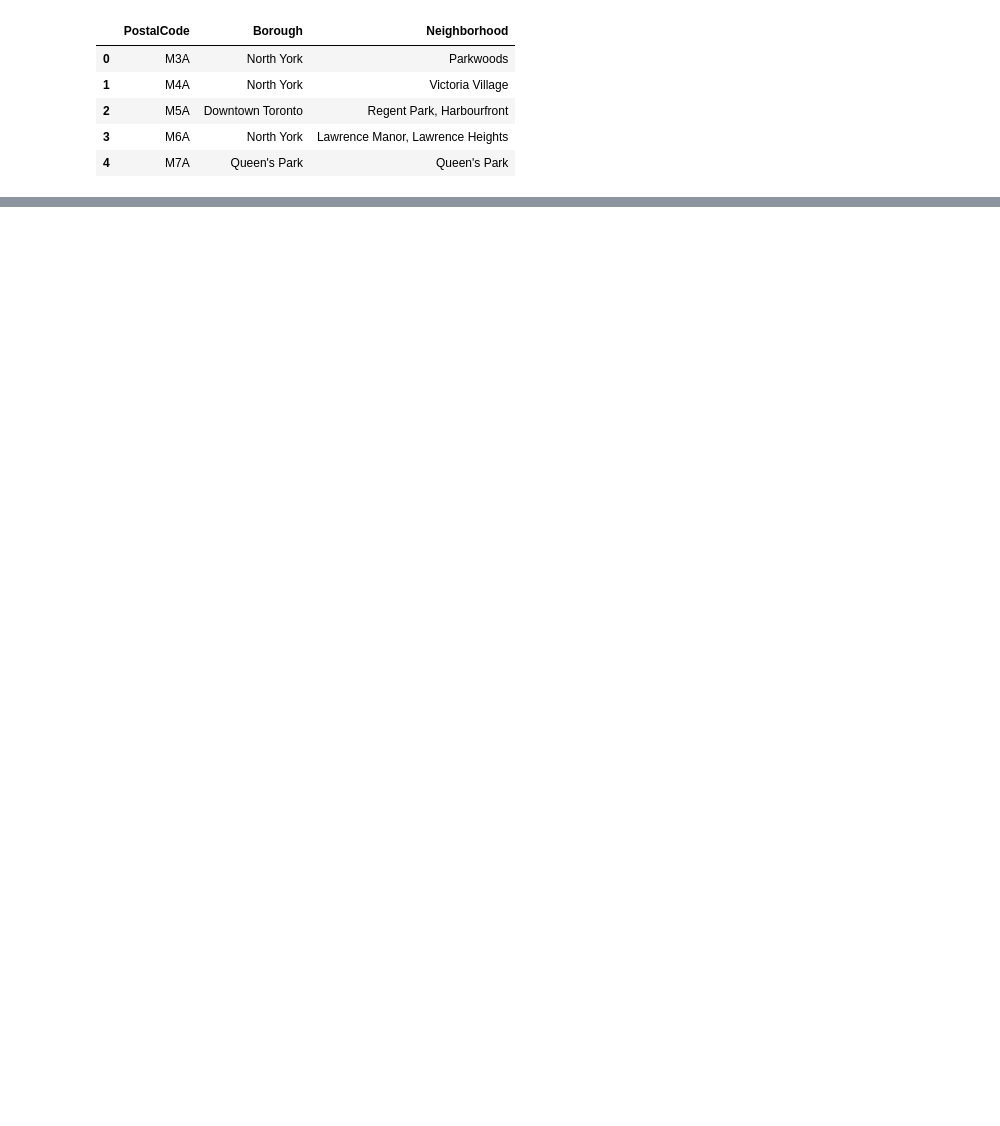
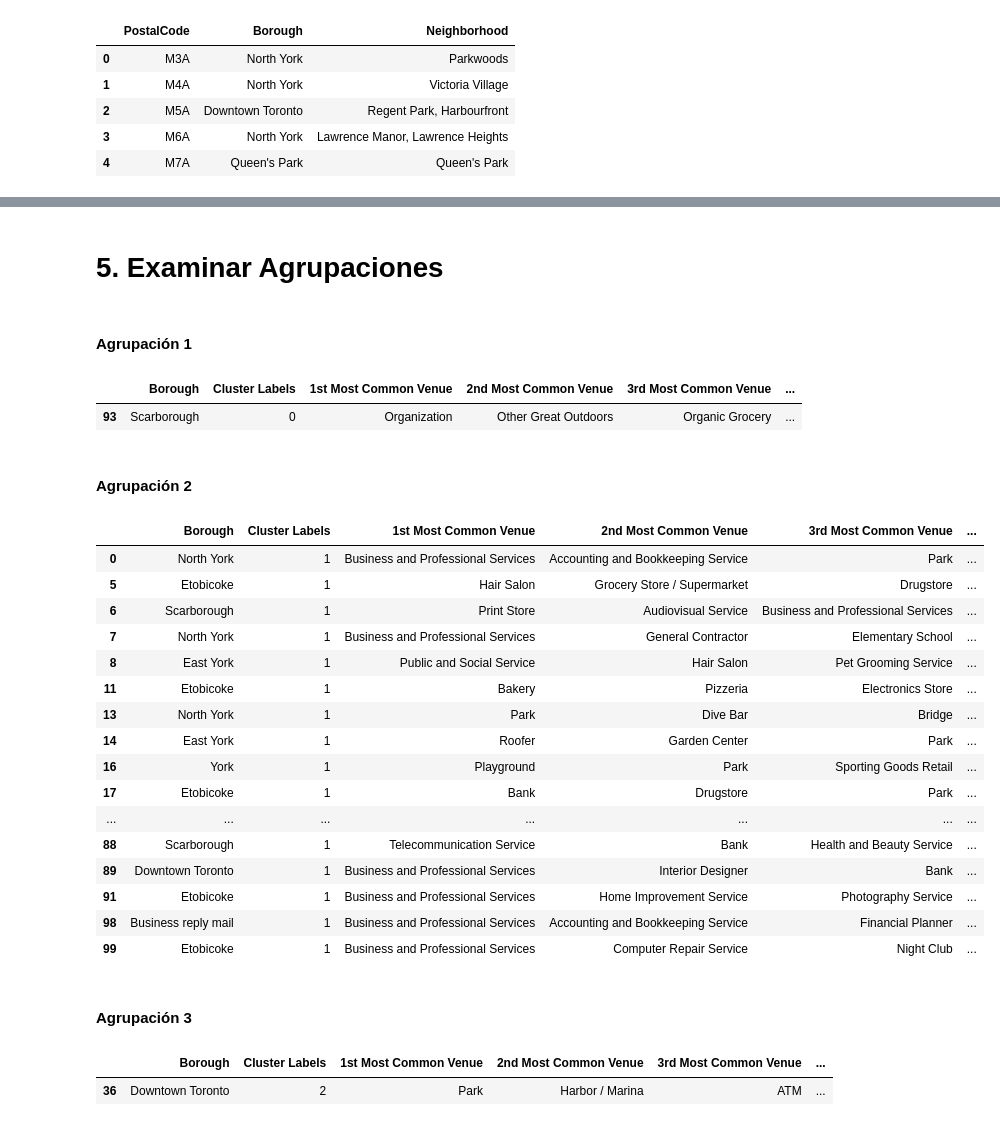
Before and after one commit to LopezAlejo02/Coursera_Capstone, a Jupyter notebook: Toronto neighborhood segmentation.ipynb, the cells around one changed output, grey strips where cells are left out. Cells and saved outputs as stored; diff of their text form; code cells hidden in the pictures; blank space fills up the shorter version.

Commit message:
Toronto assignment

```diff
--- a/Toronto neighborhood segmentation.ipynb
+++ b/Toronto neighborhood segmentation.ipynb
@@ -125,0 +277,21 @@ Toronto_neighborhoods
+# %%
+num_top_venues = 10
+
+indicators = ['st', 'nd', 'rd']
+
+# crear las columnas acorde al numero de sitios populares
+columns = ['Neighborhood']
+for ind in np.arange(num_top_venues):
+    try:
+        columns.append('{}{} Most Common Venue'.format(ind+1, indicators[ind]))
+    except:
+        columns.append('{}th Most Common Venue'.format(ind+1))
+
+# crear un nuevo dataframe
+neighborhoods_venues_sorted = pd.DataFrame(columns=columns)
+neighborhoods_venues_sorted['Neighborhood'] = venues_grouped['Neighborhood']
+
+for ind in np.arange(venues_grouped.shape[0]):
+    neighborhoods_venues_sorted.iloc[ind, 1:] = return_most_common_venues(venues_grouped.iloc[ind, :], num_top_venues)
+
+neighborhoods_venues_sorted
@@ -125,0 +320,11 @@ Toronto_neighborhoods
+# %%
+# establecer el número de agrupaciones
+kclusters = 5
+
+toronto_grouped_clustering = venues_grouped.drop('Neighborhood', 1)
+
+# ejecutar k-means
+kmeans = KMeans(n_clusters=kclusters, random_state=0).fit(toronto_grouped_clustering)
+
+# revisar las etiquetas de las agrupaciones generadas para cada fila del dataframe
+kmeans.labels_[0:10]
@@ -125,0 +333,10 @@ Toronto_neighborhoods
+# %%
+# añadir etiquetas
+neighborhoods_venues_sorted.insert(0, 'Cluster Labels', kmeans.labels_)
+
+toronto_merged = Toronto_neighborhoods
+
+# juntar manhattan_grouped con manhattan_data
+toronto_merged = toronto_merged.join(neighborhoods_venues_sorted.set_index('Neighborhood'), on='Neighborhood')
+
+toronto_merged.head() # revisar las ultimas columnas
@@ -125,0 +376,38 @@ Toronto_neighborhoods
+# %% [markdown]
+# 5. Examinar Agrupaciones
+# %% [markdown]
+#### Agrupación 1
+# %%
+toronto_merged.loc[toronto_merged['Cluster Labels'] == 0, toronto_merged.columns[[1] + list(range(5, toronto_merged.shape[1]))]]
+# %% [output]
+|  | Borough | Cluster Labels | 1st Most Common Venue | 2nd Most Common Venue | 3rd Most Common Venue | ... |
+| 93 | Scarborough | 0 | Organization | Other Great Outdoors | Organic Grocery | ... |
+# %% [markdown]
+#### Agrupación 2
+# %%
+toronto_merged.loc[toronto_merged['Cluster Labels'] == 1, toronto_merged.columns[[1] + list(range(5, toronto_merged.shape[1]))]]
+# %% [output]
+|  | Borough | Cluster Labels | 1st Most Common Venue | 2nd Most Common Venue | 3rd Most Common Venue | ... |
+| 0 | North York | 1 | Business and Professional Services | Accounting and Bookkeeping Service | Park | ... |
+| 5 | Etobicoke | 1 | Hair Salon | Grocery Store / Supermarket | Drugstore | ... |
+| 6 | Scarborough | 1 | Print Store | Audiovisual Service | Business and Professional Services | ... |
+| 7 | North York | 1 | Business and Professional Services | General Contractor | Elementary School | ... |
+| 8 | East York | 1 | Public and Social Service | Hair Salon | Pet Grooming Service | ... |
+| 11 | Etobicoke | 1 | Bakery | Pizzeria | Electronics Store | ... |
+| 13 | North York | 1 | Park | Dive Bar | Bridge | ... |
+| 14 | East York | 1 | Roofer | Garden Center | Park | ... |
+| 16 | York | 1 | Playground | Park | Sporting Goods Retail | ... |
+| 17 | Etobicoke | 1 | Bank | Drugstore | Park | ... |
+| ... | ... | ... | ... | ... | ... | ... |
+| 88 | Scarborough | 1 | Telecommunication Service | Bank | Health and Beauty Service | ... |
+| 89 | Downtown Toronto | 1 | Business and Professional Services | Interior Designer | Bank | ... |
+| 91 | Etobicoke | 1 | Business and Professional Services | Home Improvement Service | Photography Service | ... |
+| 98 | Business reply mail | 1 | Business and Professional Services | Accounting and Bookkeeping Service | Financial Planner | ... |
+| 99 | Etobicoke | 1 | Business and Professional Services | Computer Repair Service | Night Club | ... |
+# %% [markdown]
+#### Agrupación 3
+# %%
+toronto_merged.loc[toronto_merged['Cluster Labels'] == 2, toronto_merged.columns[[1] + list(range(5, toronto_merged.shape[1]))]]
+# %% [output]
+|  | Borough | Cluster Labels | 1st Most Common Venue | 2nd Most Common Venue | 3rd Most Common Venue | ... |
+| 36 | Downtown Toronto | 2 | Park | Harbor / Marina | ATM | ... |
```
Also changed, not shown: parts of 36 cells of this notebook.
